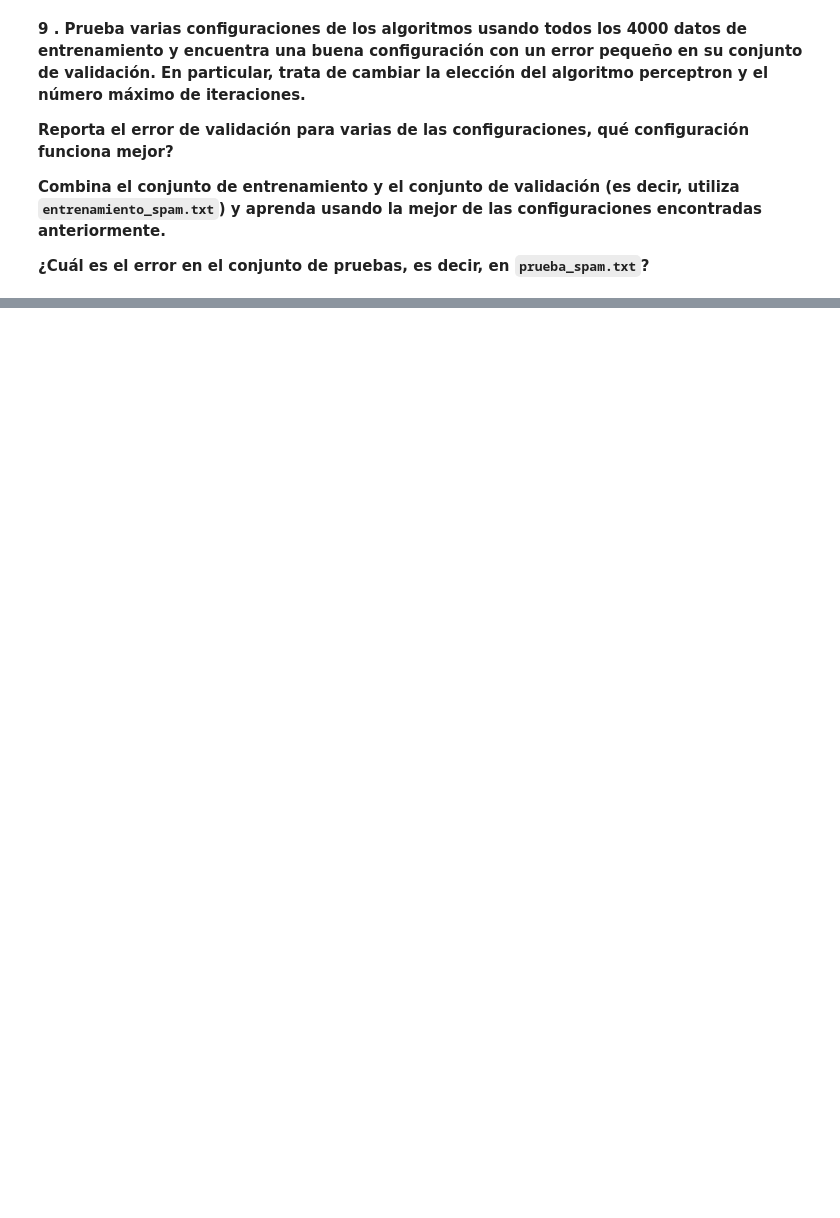
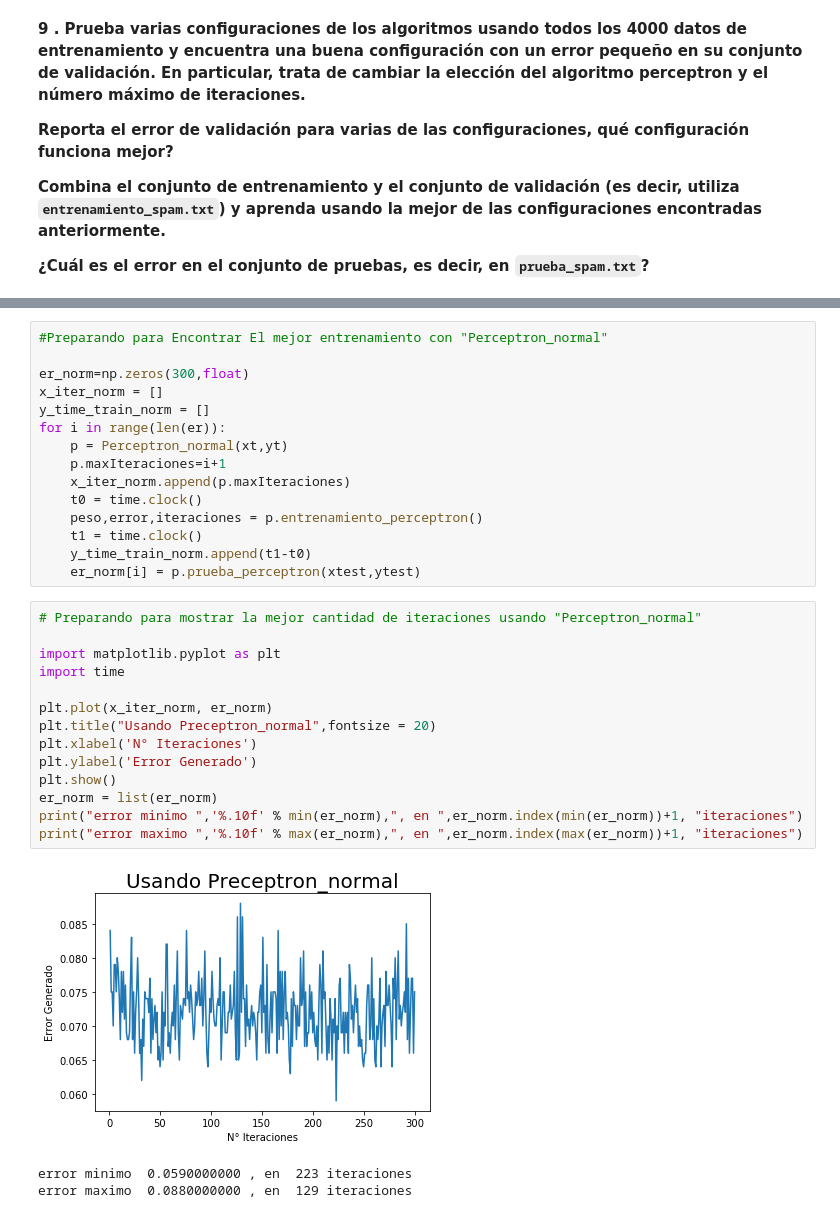
Before and after one commit to mmejiap/segunda-asignacion-del-curso-cm-072-team-bomb, a Jupyter notebook: AsignacionML2.ipynb, the cells around one changed output, grey strips where cells are left out. Saved outputs shown, nothing was run; the diff lists cells and outputs as text; blank space fills up the shorter version.

```diff
--- a/AsignacionML2.ipynb
+++ b/AsignacionML2.ipynb
@@ -1037,0 +1079,33 @@ __¿Cuál es el error en el conjunto de pruebas, es decir, en  `prueba_spam.txt`
+# %%
+#Preparando para Encontrar El mejor entrenamiento con "Perceptron_normal"
+
+er_norm=np.zeros(300,float)
+x_iter_norm = []
+y_time_train_norm = []
+for i in range(len(er)):
+    p = Perceptron_normal(xt,yt)
+    p.maxIteraciones=i+1
+    x_iter_norm.append(p.maxIteraciones)
+    t0 = time.clock()
+    peso,error,iteraciones = p.entrenamiento_perceptron()
+    t1 = time.clock()
+    y_time_train_norm.append(t1-t0)
+    er_norm[i] = p.prueba_perceptron(xtest,ytest)
+# %%
+# Preparando para mostrar la mejor cantidad de iteraciones usando "Perceptron_normal"
+
+import matplotlib.pyplot as plt
+import time
+
+plt.plot(x_iter_norm, er_norm)
+plt.title("Usando Preceptron_normal",fontsize = 20)
+plt.xlabel('N° Iteraciones')
+plt.ylabel('Error Generado')
+plt.show()
+er_norm = list(er_norm)
+print("error minimo ",'%.10f' % min(er_norm),", en ",er_norm.index(min(er_norm))+1, "iteraciones")
+print("error maximo ",'%.10f' % max(er_norm),", en ",er_norm.index(max(er_norm))+1, "iteraciones")
+# %% [output]
+[figure, added]
+error minimo  0.0590000000 , en  223 iteraciones
+error maximo  0.0880000000 , en  129 iteraciones
```
Also changed, not shown: parts of 12 cells of this notebook.
